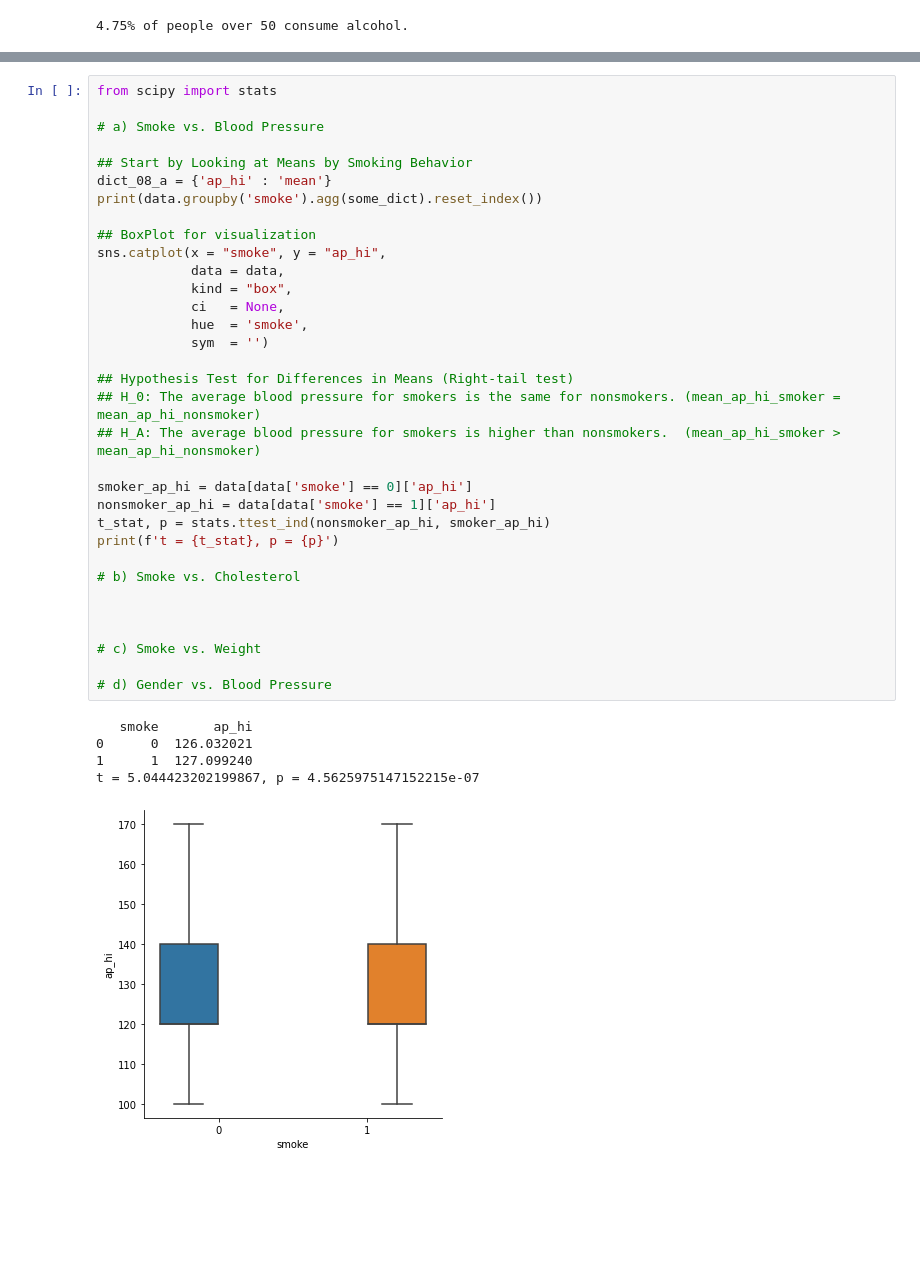
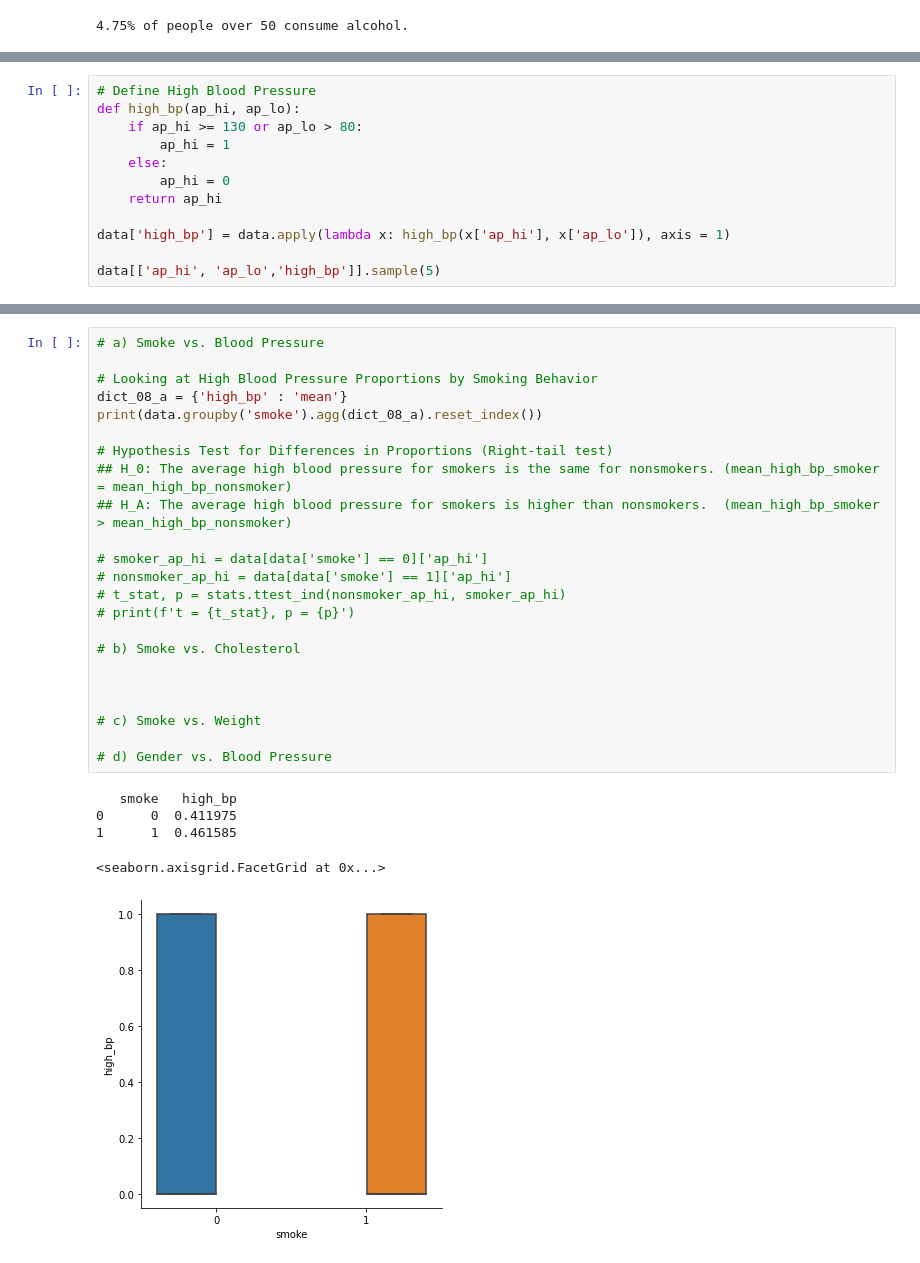
Before and after one commit to caiocvelasco/health-data-analysis, a Jupyter notebook: cardio-data-analysis-project.ipynb, the cells around one changed output, grey strips where cells are left out. Drawn from its saved outputs; the diff is of its cells as text; blank space fills up the shorter version.

```diff
--- a/cardio-data-analysis-project.ipynb
+++ b/cardio-data-analysis-project.ipynb
@@ -986,2 +983,14 @@ To answer these questions, we need to work under a certain framework: I will use
 
 **Answer: a) b) c) d)**
+# %%
+# Define High Blood Pressure
+def high_bp(ap_hi, ap_lo):
+    if ap_hi >= 130 or ap_lo > 80:
+        ap_hi = 1
+    else:
+        ap_hi = 0
+    return ap_hi
+
+data['high_bp'] = data.apply(lambda x: high_bp(x['ap_hi'], x['ap_lo']), axis = 1)
+
+data[['ap_hi', 'ap_lo','high_bp']].sample(5)
@@ -988,39 +1004,29 @@ To answer these questions, we need to work under a certain framework: I will use
 # %%
-from scipy import stats
-
 # a) Smoke vs. Blood Pressure
 
-## Start by Looking at Means by Smoking Behavior
-dict_08_a = {'ap_hi' : 'mean'}
-print(data.groupby('smoke').agg(some_dict).reset_index())
+# Looking at High Blood Pressure Proportions by Smoking Behavior
+dict_08_a = {'high_bp' : 'mean'}
+print(data.groupby('smoke').agg(dict_08_a).reset_index())
 
-## BoxPlot for visualization
-sns.catplot(x = "smoke", y = "ap_hi",
-            data = data,
-            kind = "box",
-            ci   = None,
-            hue  = 'smoke',
-            sym  = '')
+# Hypothesis Test for Differences in Proportions (Right-tail test)
+## H_0: The average high blood pressure for smokers is the same for nonsmokers. (mean_high_bp_smoker = mean_high_bp_nonsmoker)
+## H_A: The average high blood pressure for smokers is higher than nonsmokers.  (mean_high_bp_smoker > mean_high_bp_nonsmoker)
 
-## Hypothesis Test for Differences in Means (Right-tail test)
-## H_0: The average blood pressure for smokers is the same for nonsmokers. (mean_ap_hi_smoker = mean_ap_hi_nonsmoker)
-## H_A: The average blood pressure for smokers is higher than nonsmokers.  (mean_ap_hi_smoker > mean_ap_hi_nonsmoker)
-
-smoker_ap_hi = data[data['smoke'] == 0]['ap_hi']
-nonsmoker_ap_hi = data[data['smoke'] == 1]['ap_hi']
-t_stat, p = stats.ttest_ind(nonsmoker_ap_hi, smoker_ap_hi)
-print(f't = {t_stat}, p = {p}')
+# smoker_ap_hi = data[data['smoke'] == 0]['ap_hi']
+# nonsmoker_ap_hi = data[data['smoke'] == 1]['ap_hi']
+# t_stat, p = stats.ttest_ind(nonsmoker_ap_hi, smoker_ap_hi)
+# print(f't = {t_stat}, p = {p}')
 
 # b) Smoke vs. Cholesterol
 
 
 
 # c) Smoke vs. Weight
 
 # d) Gender vs. Blood Pressure
 # %% [output]
-   smoke       ap_hi
-0      0  126.032021
-1      1  127.099240
-t = 5.044423202199867, p = 4.5625975147152215e-07
+   smoke   high_bp
+0      0  0.411975
+1      1  0.461585
+<seaborn.axisgrid.FacetGrid at 0x...>
-[figure, old version]
+[figure, new version]
```
Also changed, not shown: parts of 11 cells of this notebook.
